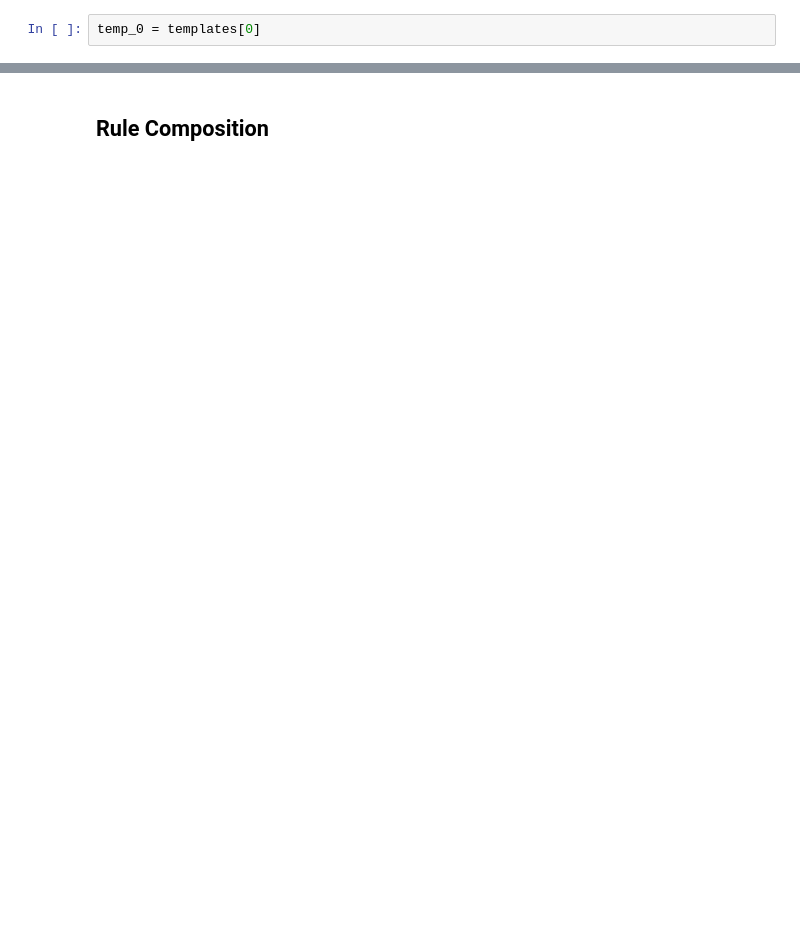
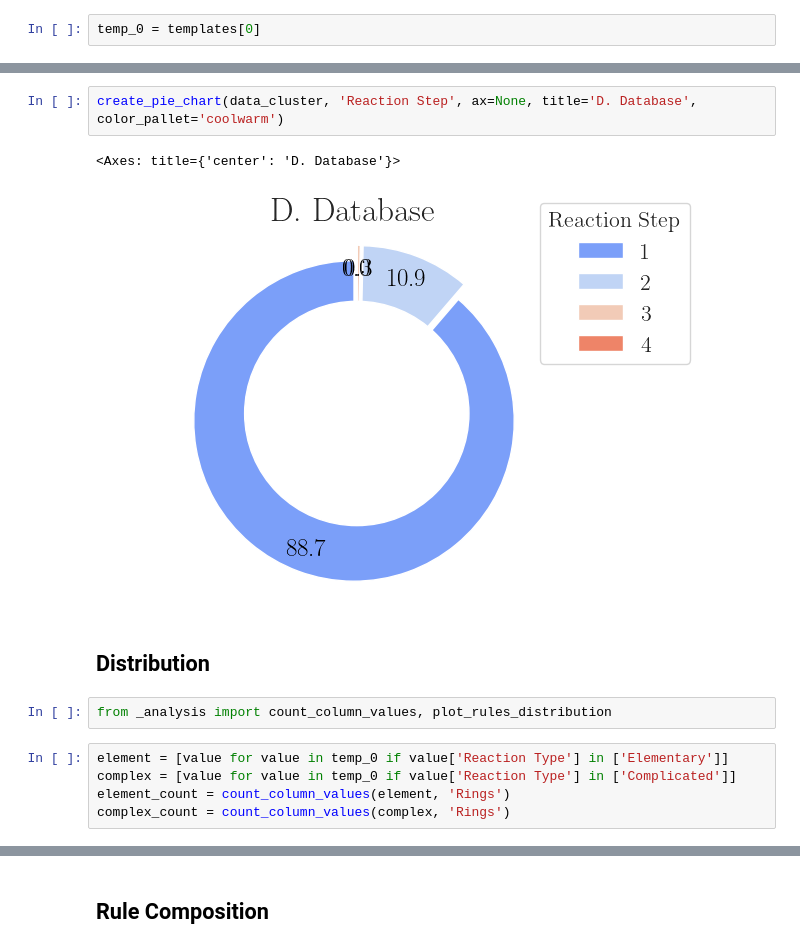
Before and after one commit to TieuLongPhan/SynTemp, a Jupyter notebook: Docs/Analysis/_templates_analysis.ipynb, the cells around one changed output, grey strips where cells are left out. Drawn from its saved outputs; the diff is of its cells as text; blank space fills up the shorter version.

```diff
--- a/Docs/Analysis/_templates_analysis.ipynb
+++ b/Docs/Analysis/_templates_analysis.ipynb
@@ -9,0 +35,14 @@ temp_0 = templates[0]
+# %%
+create_pie_chart(data_cluster, 'Reaction Step', ax=None, title='D. Database', color_pallet='coolwarm')
+# %% [output]
+<Axes: title={'center': 'D. Database'}>
+[figure, added]
+# %% [markdown]
+## Distribution
+# %%
+from _analysis import count_column_values, plot_rules_distribution
+# %%
+element = [value for value in temp_0 if value['Reaction Type'] in ['Elementary']]
+complex = [value for value in temp_0 if value['Reaction Type'] in ['Complicated']]
+element_count = count_column_values(element, 'Rings')
+complex_count = count_column_values(complex, 'Rings')
```
Also changed, not shown: parts of 45 cells of this notebook, 14 other files.
